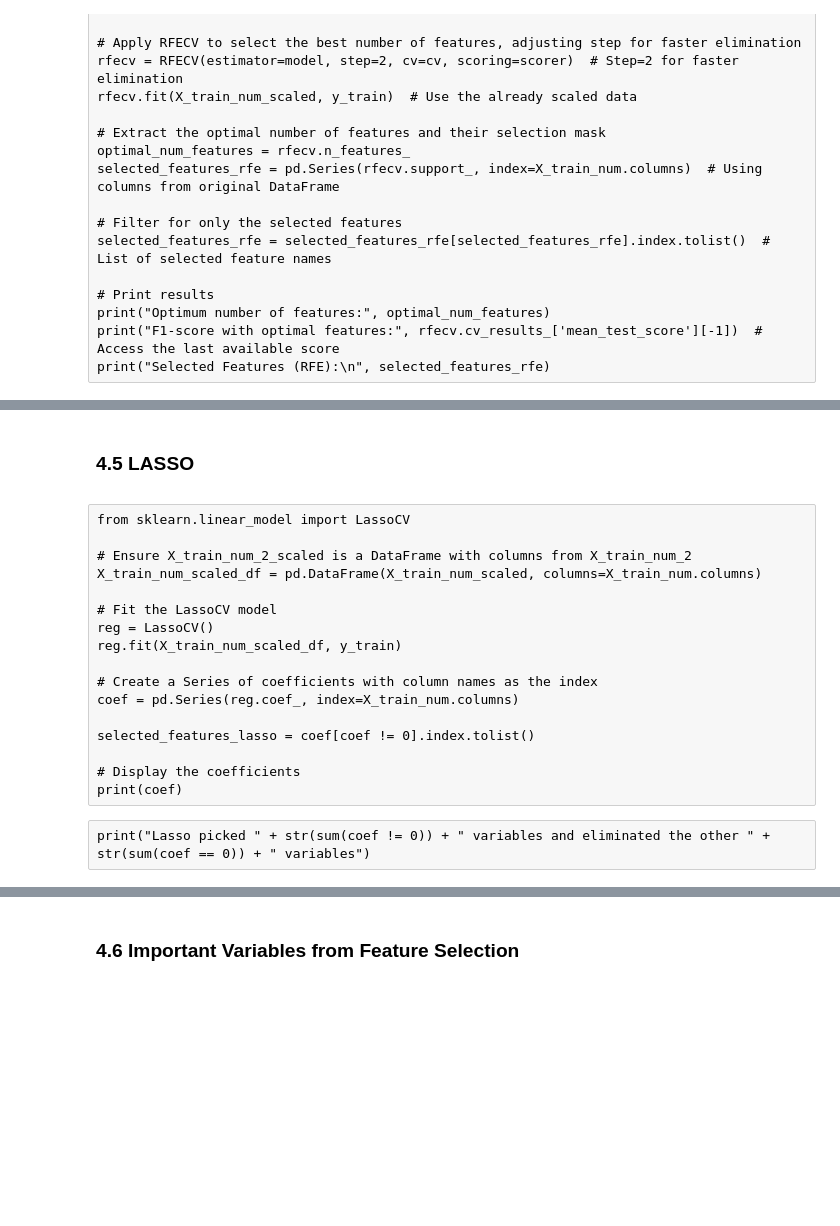
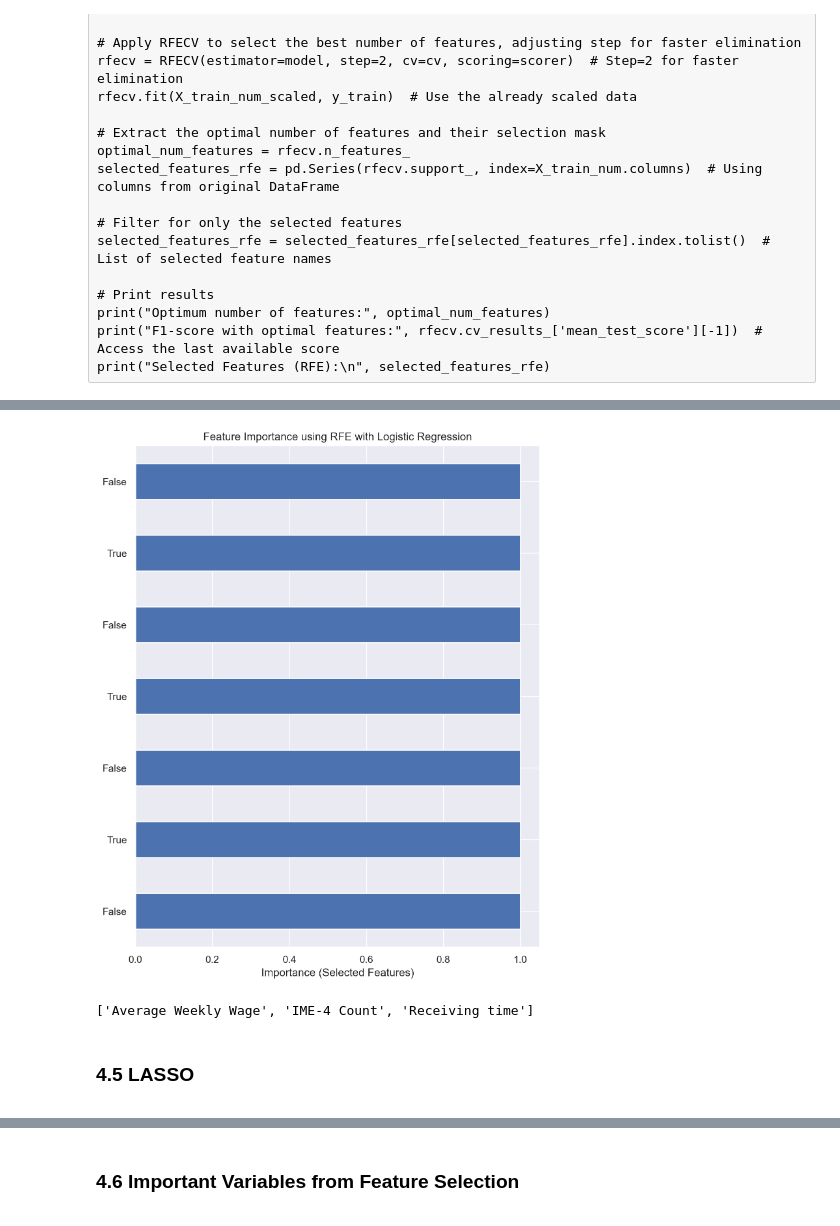
Before and after one commit to eliisavargas/ML-Project, a Jupyter notebook: Submission 3 without vis - other preprossencing.ipynb, the cells around one changed output, grey strips where cells are left out. Cells and saved outputs as stored; diff of their text form; code cells hidden in the pictures; blank space fills up the shorter version.

```diff
--- a/Submission 3 without vis - other preprossencing.ipynb
+++ b/Submission 3 without vis - other preprossencing.ipynb
@@ -2099,7 +2298,7 @@ test_cat = test[cat_cols]
 # %%
 #Binary Variables
 cols_to_map = ['Alternative Dispute Resolution', 'Attorney/Representative', 'COVID-19 Indicator']
-X_train[cols_to_map] = X_train[cols_to_map].apply(lambda x: x.map({'Y': 1, 'N': 0}))
+X_train[cols_to_map] = X_train[cols_to_map].apply(lambda x: x.map({'Y': 1, 'N': 0, 'U':2}))
 X_val[cols_to_map] = X_val[cols_to_map].apply(lambda x: x.map({'Y': 1, 'N': 0}))
 test[cols_to_map] = test[cols_to_map].apply(lambda x: x.map({'Y': 1, 'N': 0}))
 # %%
@@ -2281,0 +2515,10 @@ Zip Code Frequency Mapping:
+# %%
+label_encoder = LabelEncoder()
+
+# Aplicar o LabelEncoder nas colunas categóricas (no caso, 'body_category')
+X_train['cause_injury_category'] = label_encoder.fit_transform(X_train['cause_injury_category'])
+X_val['cause_injury_category'] = label_encoder.transform(X_val['cause_injury_category'])
+test['cause_injury_category'] = label_encoder.transform(test['cause_injury_category'])
+
+# Exibir o resultado
+print(X_train[['WCIO Cause of Injury Code', 'cause_injury_category']].head())
@@ -2281,0 +2533,10 @@ Zip Code Frequency Mapping:
+# %%
+label_encoder = LabelEncoder()
+
+# Aplicar o LabelEncoder nas colunas categóricas (no caso, 'body_category')
+X_train['nature_injury_category'] = label_encoder.fit_transform(X_train['nature_injury_category'])
+X_val['nature_injury_category'] = label_encoder.transform(X_val['nature_injury_category'])
+test['nature_injury_category'] = label_encoder.transform(test['nature_injury_category'])
+
+# Exibir o resultado
+print(X_train[['WCIO Nature of Injury Code', 'nature_injury_category']].head())
@@ -2956,25 +3256,35 @@ selected_features
+# %%
+# Function to plot the importance of selected features
+def plot_rfe_importance(selected_features, model_name="RFE"):
+    """
+    Plot feature importance for selected features from RFE.
+
+    Parameters:
+    - selected_features: List of selected feature names from RFE.
+    - model_name: Name of the model used for RFE.
+    """
+    # Convert selected features to a Series for plotting
+    feature_importance = pd.Series([1] * len(selected_features), index=selected_features)
+    feature_importance = feature_importance.sort_values()  # Sort for better visualization
+
+    # Plot
+    plt.figure(figsize=(8, 10))
+    feature_importance.plot(kind="barh")
+    plt.title(f"Feature Importance using {model_name}")
+    plt.xlabel("Importance (Selected Features)")
+    plt.show()
+
+# Call the function to plot the selected features from RFE
+plot_rfe_importance(selected_features_rfe, model_name="RFE with Logistic Regression")
+# %% [output]
+[figure, added]
+# %%
+selected_features
+# %% [output]
+['Average Weekly Wage', 'IME-4 Count', 'Receiving time']
 # %% [markdown]
 <a class="anchor" id="LASSO">
 
 ### 4.5 LASSO
 
 </a>
-# %% [raw]
-from sklearn.linear_model import LassoCV
-
-# Ensure X_train_num_2_scaled is a DataFrame with columns from X_train_num_2
-X_train_num_scaled_df = pd.DataFrame(X_train_num_scaled, columns=X_train_num.columns)
-
-# Fit the LassoCV model
-reg = LassoCV()
-reg.fit(X_train_num_scaled_df, y_train)
-
-# Create a Series of coefficients with column names as the index
-coef = pd.Series(reg.coef_, index=X_train_num.columns)
-
-selected_features_lasso = coef[coef != 0].index.tolist()
-
-# Display the coefficients
-print(coef)
-# %% [raw]
-print("Lasso picked " + str(sum(coef != 0)) + " variables and eliminated the other " +  str(sum(coef == 0)) + " variables")
```
Also changed, not shown: parts of 63 cells of this notebook.
